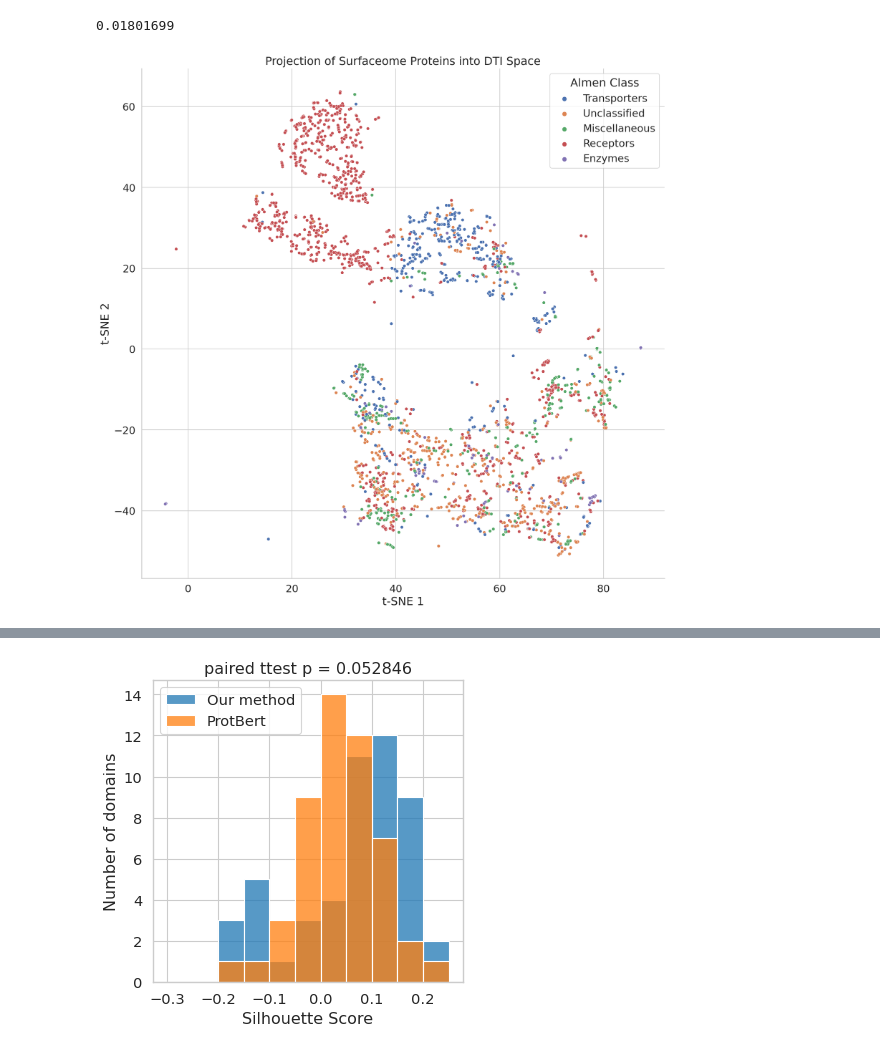
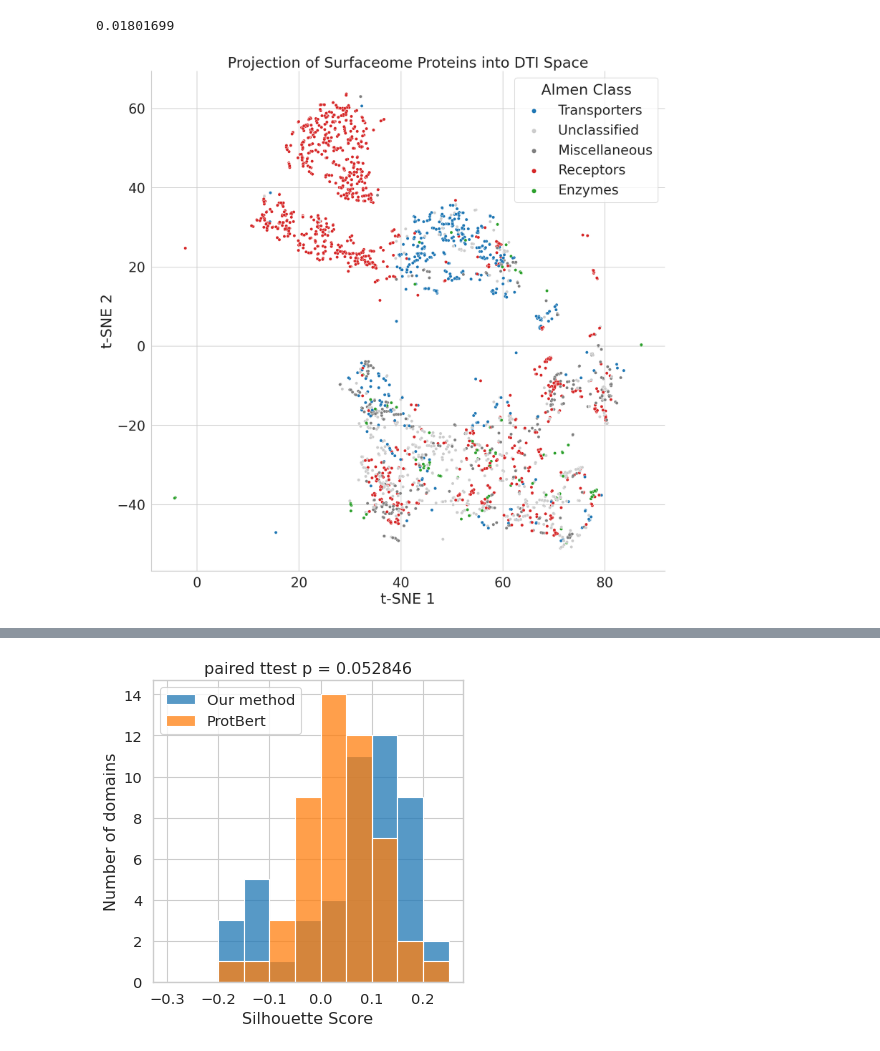
Before and after one commit to samsledje/ConPLex_dev, a Jupyter notebook: nb/DrugBank x Surfaceome.ipynb, the cells around one changed output, grey strips where cells are left out. Cells and saved outputs as stored; diff of their text form; code cells hidden in the pictures.

```diff
--- a/nb/DrugBank x Surfaceome.ipynb
+++ b/nb/DrugBank x Surfaceome.ipynb
@@ -417,33 +459,41 @@ oursil = silhouette_score(prot_projections, almen_class, metric='cosine')
 print(oursil)#, pbsil)
 # %% [output]
 0.01801699
+# %%
+tab10_blue = sns.color_palette('tab10')[0]
+tab10_red = sns.color_palette('tab10')[3]
+tab10_green = sns.color_palette('tab10')[2]
+tab10_grey = sns.color_palette('tab10')[7]
+light_grey = (0.8,0.8,0.8)
+palette = {"Transporters": tab10_blue, "Unclassified": light_grey, "Miscellaneous": tab10_grey, "Receptors": tab10_red, "Enzymes": tab10_green}
 # %%
-sns.set(style='whitegrid',font_scale=1.5)
+sns.set(style='whitegrid',font_scale=2)
 plt.figure(figsize=(15, 15), dpi=150)
 
 style = ['Protein'] * prot_projections.shape[0]# + ['Molecule'] * mol_projections.shape[0]
 # style = ['Molecule'] * mol_projections.shape[0]
 
 surfaceome_df = pd.DataFrame({
     't-SNE 1': embed_tsne[:n_prots,0],
     't-SNE 2': embed_tsne[:n_prots,1],
     'Almen Class': almen_class
 })
 
 sns.scatterplot(
     data = surfaceome_df,
     x = "t-SNE 1",
     y = "t-SNE 2",
     hue = 'Almen Class',
     s=25,
     alpha=1,
+    palette=palette,
    )
 plt.xlabel('t-SNE 1')
 plt.ylabel('t-SNE 2')
 plt.title('Projection of Surfaceome Proteins into DTI Space')
 sns.despine()
-# plt.savefig('../img/surfaceome_almen_class_tsne.png',bbox_inches='tight')
+plt.savefig('../img/surfaceome_almen_class_tsne.svg',bbox_inches='tight')
 plt.show()
 # %% [output]
-[figure, old version]
+[figure, new version]
 # %%
```
Also changed, not shown: parts of 22 cells of this notebook, 12 other files.
